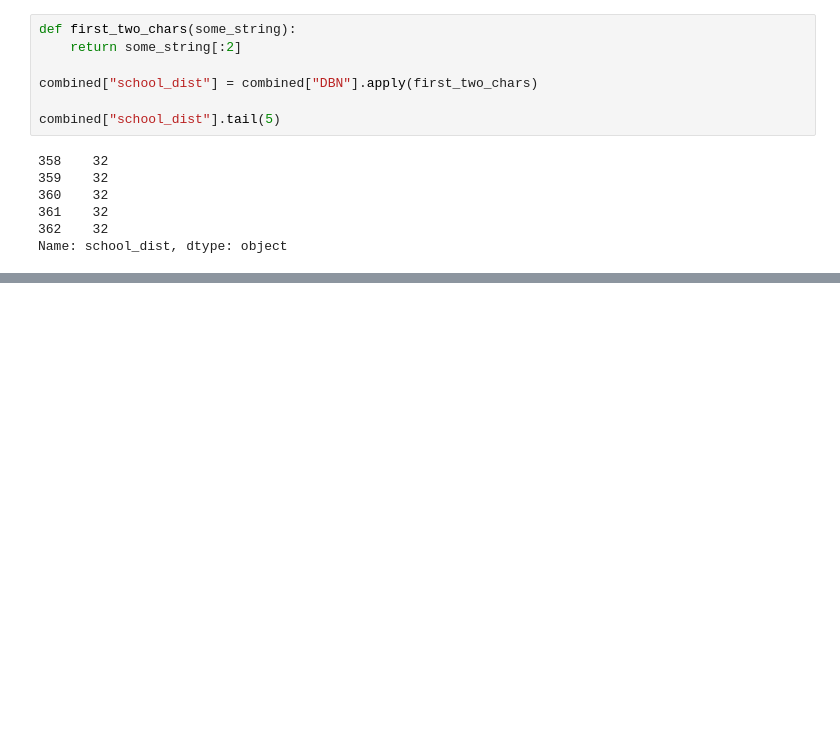
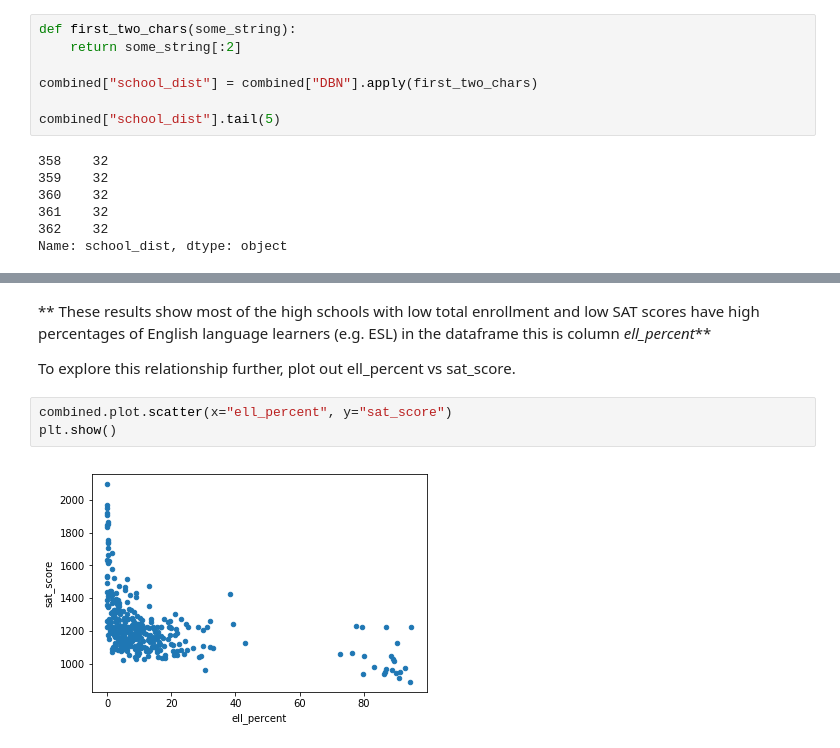
Before and after one commit to SixStringsCoder/Data_Projects_w_Python, a Jupyter notebook: efficacy_of_SAT/Efficacy of Standardized Tests in the US.ipynb, the cells around one changed output, grey strips where cells are left out. Drawn from its saved outputs; the diff is of its cells as text; blank space fills up the shorter version.

```diff
--- a/efficacy_of_SAT/Efficacy of Standardized Tests in the US.ipynb
+++ b/efficacy_of_SAT/Efficacy of Standardized Tests in the US.ipynb
@@ -398,0 +456,9 @@ Name: school_dist, dtype: object
+# %% [markdown]
+** These results show most of the high schools with low total enrollment and low SAT scores have high percentages of English language learners (e.g. ESL) in the dataframe this is column *ell_percent***
+
+To explore this relationship further, plot out ell_percent vs sat_score.
+# %%
+combined.plot.scatter(x="ell_percent", y="sat_score")
+plt.show()
+# %% [output]
+[figure, added]
```
Also changed, not shown: parts of 7 cells of this notebook.
